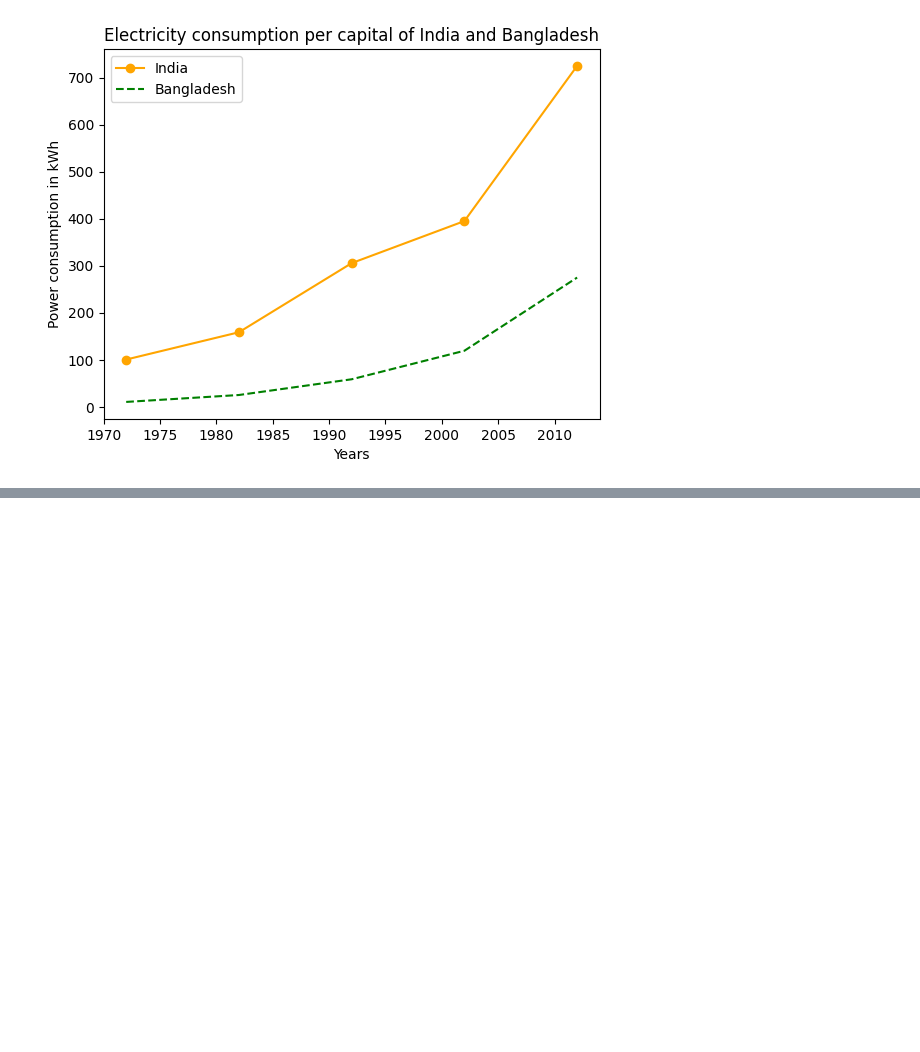
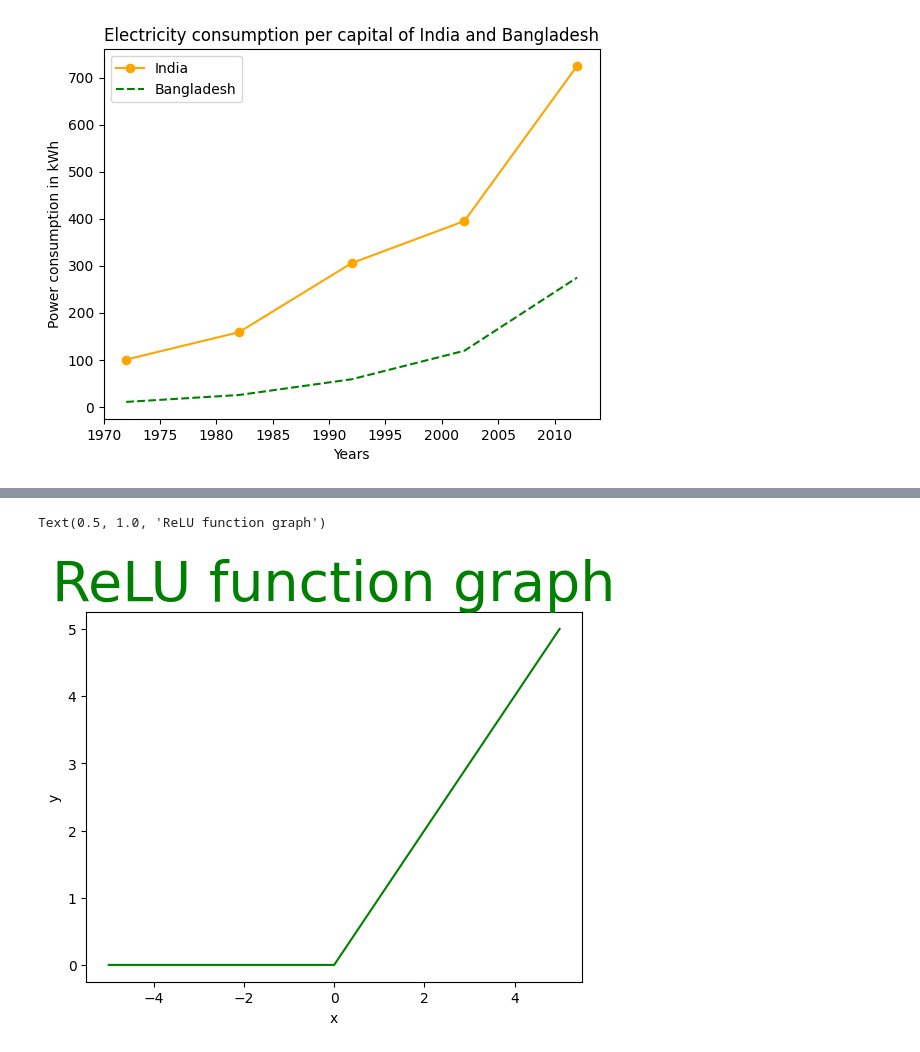
Before and after one commit to VB-Python/FundamentosPython_10793_2-AT, a Jupyter notebook: FT16/FT16.ipynb, the cells around one changed output, grey strips where cells are left out. Saved outputs shown, nothing was run; the diff lists cells and outputs as text; code cells hidden in the pictures; blank space fills up the shorter version.

```diff
--- a/FT16/FT16.ipynb
+++ b/FT16/FT16.ipynb
@@ -76,0 +89,16 @@ plt.show()
+# %%
+
+x = [-5,-4,-3,-2,-1,0,1,2, 3, 4, 5]
+y = []
+
+for i in range(len(x)):
+ y.append(max(0,x[i]))
+plt.plot(x, y, color='green')
+plt.xlabel('x')
+plt.ylabel('y')
+plt.title(label="ReLU function graph",
+ fontsize=40,
+ color="green")
+# %% [output]
+Text(0.5, 1.0, 'ReLU function graph')
+[figure, added]
```
Also changed, not shown: parts of 28 cells of this notebook.
